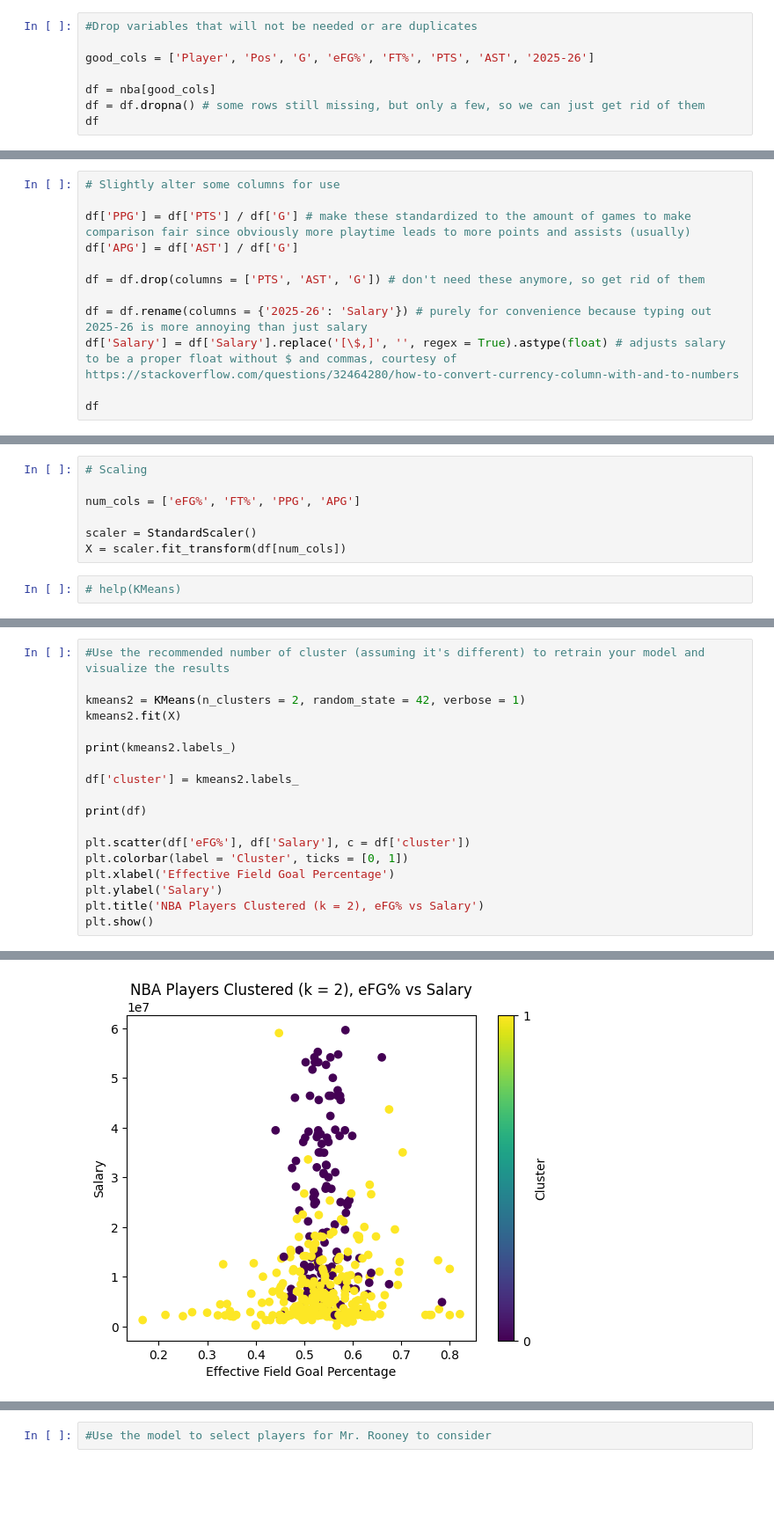
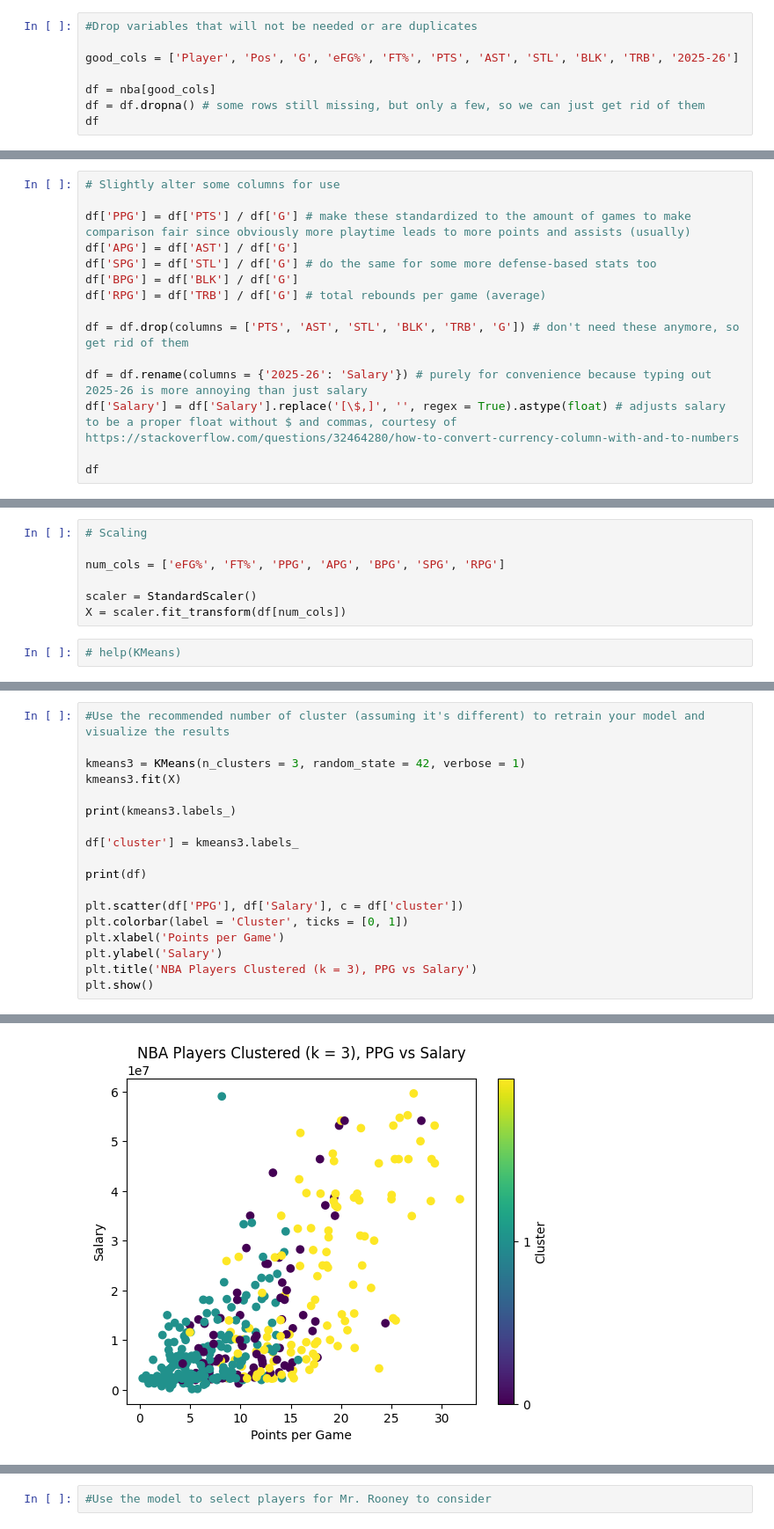
Before and after one commit to nhorton06/week_6, a Jupyter notebook: Lab-Clustering.ipynb, the cells around one changed output, grey strips where cells are left out. Shown at 88% size. Cells and saved outputs as stored; diff of their text form; blank space fills up the shorter version.

```diff
--- a/Lab-Clustering.ipynb
+++ b/Lab-Clustering.ipynb
@@ -58,7 +58,7 @@ nba = pd.merge(nba1, nba2, on = 'Player', how = 'inner') # inner merge to make s
 # %%
 #Drop variables that will not be needed or are duplicates
 
-good_cols = ['Player', 'Pos', 'G', 'eFG%', 'FT%', 'PTS', 'AST', '2025-26']
+good_cols = ['Player', 'Pos', 'G', 'eFG%', 'FT%', 'PTS', 'AST', 'STL', 'BLK', 'TRB', '2025-26']
 
 df = nba[good_cols]
 df = df.dropna() # some rows still missing, but only a few, so we can just get rid of them
@@ -82,8 +82,11 @@ df
 
 df['PPG'] = df['PTS'] / df['G'] # make these standardized to the amount of games to make comparison fair since obviously more playtime leads to more points and assists (usually)
 df['APG'] = df['AST'] / df['G']
+df['SPG'] = df['STL'] / df['G'] # do the same for some more defense-based stats too
+df['BPG'] = df['BLK'] / df['G']
+df['RPG'] = df['TRB'] / df['G'] # total rebounds per game (average)
 
-df = df.drop(columns = ['PTS', 'AST', 'G']) # don't need these anymore, so get rid of them
+df = df.drop(columns = ['PTS', 'AST', 'STL', 'BLK', 'TRB', 'G']) # don't need these anymore, so get rid of them
 
 df = df.rename(columns = {'2025-26': 'Salary'}) # purely for convenience because typing out 2025-26 is more annoying than just salary
 df['Salary'] = df['Salary'].replace('[\$,]', '', regex = True).astype(float) # adjusts salary to be a proper float without $ and commas, courtesy of https://stackoverflow.com/questions/32464280/how-to-convert-currency-column-with-and-to-numbers
@@ -106,7 +109,7 @@ df
 # %%
 # Scaling
 
-num_cols = ['eFG%', 'FT%', 'PPG', 'APG']
+num_cols = ['eFG%', 'FT%', 'PPG', 'APG', 'BPG', 'SPG', 'RPG']
 
 scaler = StandardScaler()
 X = scaler.fit_transform(df[num_cols])
@@ -220,20 +225,20 @@ This elbow plot is a bit strange because it doesn't have a super defined elbow p
 # %%
 #Use the recommended number of cluster (assuming it's different) to retrain your model and visualize the results
 
-kmeans2 = KMeans(n_clusters = 2, random_state = 42, verbose = 1)
-kmeans2.fit(X)
+kmeans3 = KMeans(n_clusters = 3, random_state = 42, verbose = 1)
+kmeans3.fit(X)
 
-print(kmeans2.labels_)
+print(kmeans3.labels_)
 
-df['cluster'] = kmeans2.labels_
+df['cluster'] = kmeans3.labels_
 
 print(df)
 
-plt.scatter(df['eFG%'], df['Salary'], c = df['cluster'])
+plt.scatter(df['PPG'], df['Salary'], c = df['cluster'])
 plt.colorbar(label = 'Cluster', ticks = [0, 1])
-plt.xlabel('Effective Field Goal Percentage')
+plt.xlabel('Points per Game')
 plt.ylabel('Salary')
-plt.title('NBA Players Clustered (k = 2), eFG% vs Salary')
+plt.title('NBA Players Clustered (k = 3), PPG vs Salary')
 plt.show()
 # %% [output]
 Initialization complete
@@ -256,4 +261,4 @@ Iteration 10, inertia 1108.9421144710025.
-[figure, old version]
+[figure, new version]
 # %%
 #Once again evaluate the quality of the clustering using total variance explained and silhouette scores
 
```
Also changed, not shown: parts of 12 cells of this notebook.
